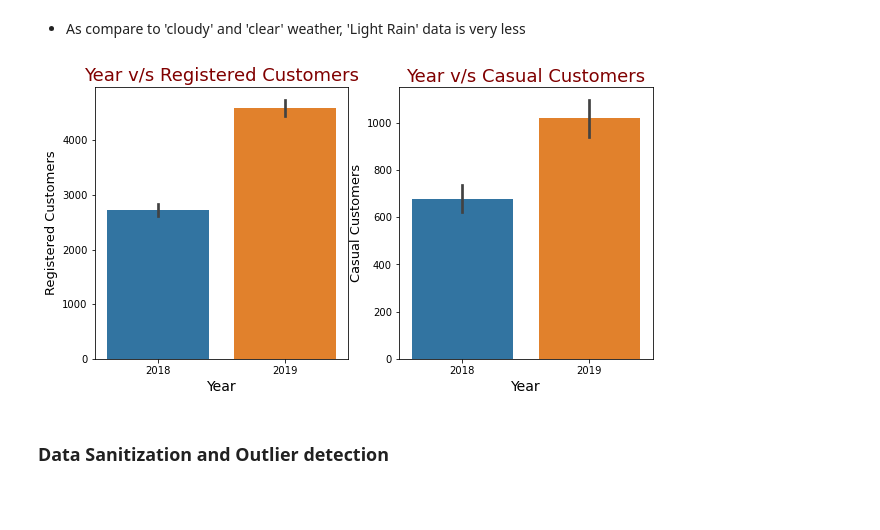
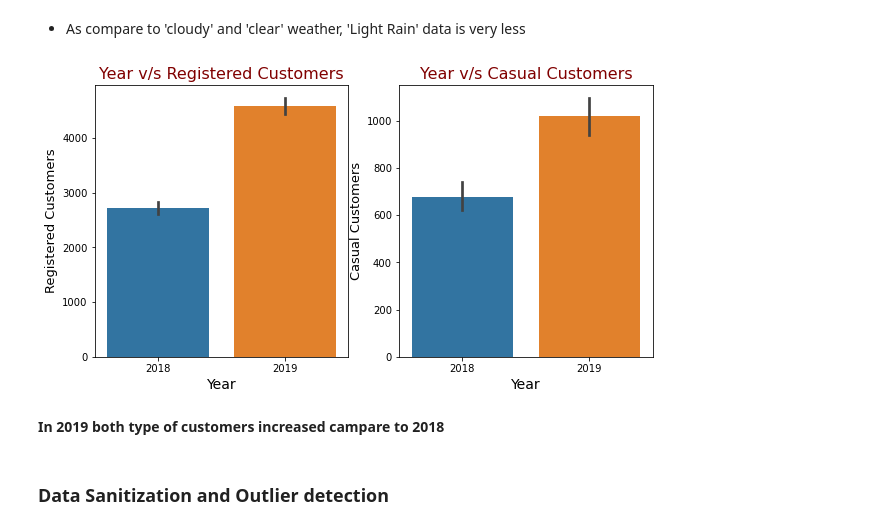
Before and after one commit to rahul-kum4w4t/bike_shaing_assignment, a Jupyter notebook: bike_sharing_assignment.ipynb, the cells around one changed output. Cells and saved outputs as stored; diff of their text form; code cells hidden in the pictures; blank space fills up the shorter version.

```diff
--- a/bike_sharing_assignment.ipynb
+++ b/bike_sharing_assignment.ipynb
@@ -252,26 +256,28 @@ plt.show()
 # %% [markdown]
 * As compare to 'cloudy' and 'clear' weather, 'Light Rain' data is very less
 # %%
-# Check the trend between atemp and cnt variables
+# Check the trend between atemp and registered, casual variables
 fig = plt.figure(figsize=(10,5))
 plt.subplot(1,2,1)
 sns.barplot(bsData.yr,bsData.registered)
 plt.xlabel('Year', fontsize=14)
 plt.xticks([0,1],labels=[2018,2019])
 plt.ylabel('Registered Customers', fontsize=13)
-plt.title("Year v/s Registered Customers",fontdict={"fontsize":18,"color":"Maroon"})
+plt.title("Year v/s Registered Customers",fontdict={"fontsize":16,"color":"Maroon"})
 
 
 plt.subplot(1,2,2)
 sns.barplot(bsData.yr,bsData.casual)
 plt.xlabel('Year', fontsize=14)
 plt.ylabel('Casual Customers', fontsize=13)
 plt.xticks([0,1],labels=[2018,2019])
-plt.title("Year v/s Casual Customers",fontdict={"fontsize":18,"color":"Maroon"})
+plt.title("Year v/s Casual Customers",fontdict={"fontsize":16,"color":"Maroon"})
 
 plt.show()
 # %% [output]
-[figure, old version]
+[figure, new version]
+# %% [markdown]
+__In 2019 both type of customers increased campare to 2018__
 # %% [markdown]
 ### Data Sanitization and Outlier detection
 # %%
```
Also changed, not shown: parts of 44 cells of this notebook.
